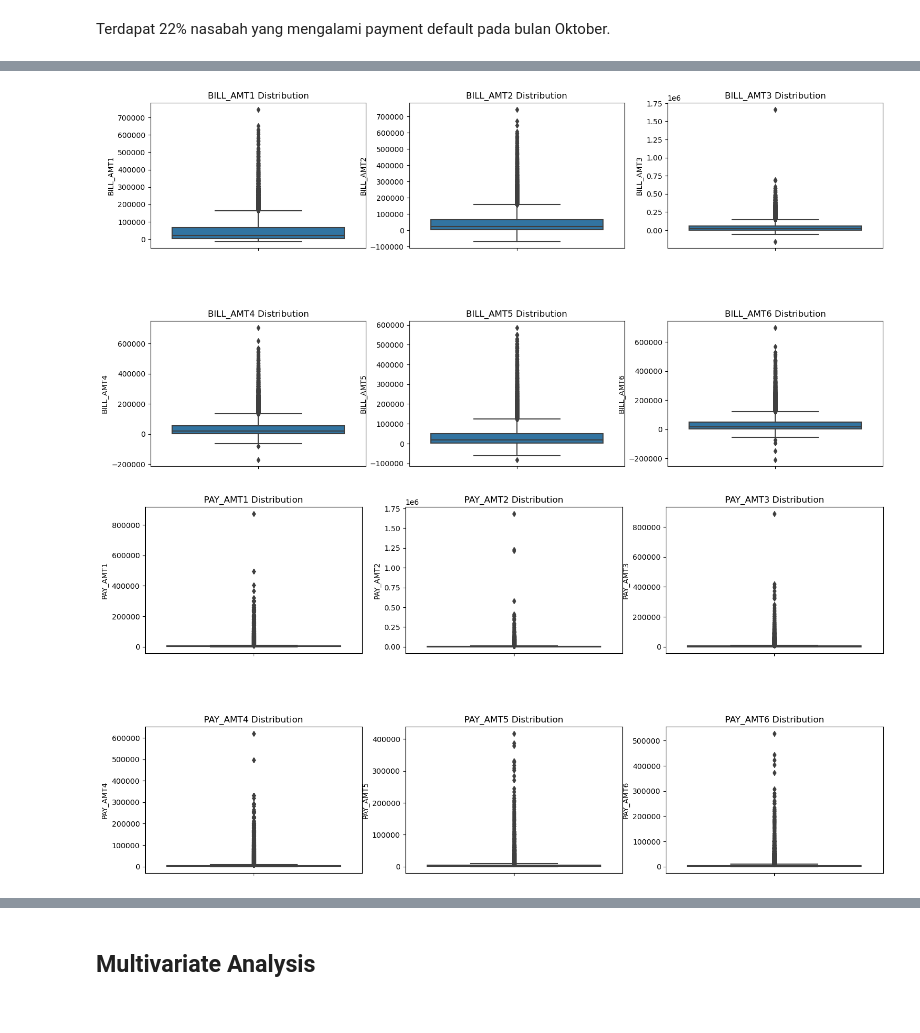
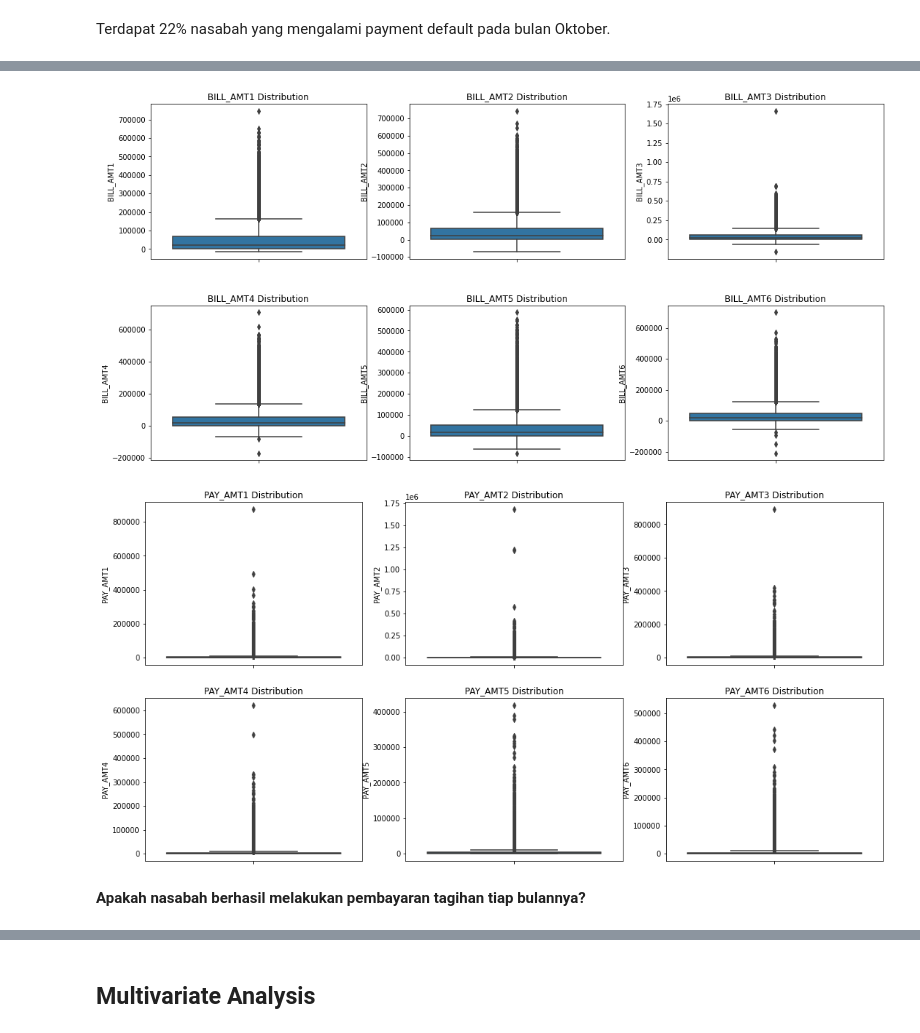
Before and after one commit to iqbalmudzakky/final_project, a Jupyter notebook: Stage_1_Data_Magician.ipynb, the cells around one changed output, grey strips where cells are left out. Drawn from its saved outputs; the diff is of its cells as text; code cells hidden in the pictures.

```diff
--- a/Stage_1_Data_Magician.ipynb
+++ b/Stage_1_Data_Magician.ipynb
@@ -321,23 +459,23 @@ pay_plot.subplots_adjust(hspace=0.5)
 # %%
 # BILL BOX PLOT
 pay_boxplot, axs = plt.subplots(ncols = 3, nrows=2, figsize=(18, 9))
 
 sns.boxplot(y = dftrain['BILL_AMT1'], ax = axs[0,0])
 axs[0,0].set_title('BILL_AMT1 Distribution')
 sns.boxplot(y = dftrain['BILL_AMT2'], ax = axs[0,1])
 axs[0,1].set_title('BILL_AMT2 Distribution')
 sns.boxplot(y = dftrain['BILL_AMT3'], ax = axs[0,2])
 axs[0,2].set_title('BILL_AMT3 Distribution')
 sns.boxplot(y = dftrain['BILL_AMT4'], ax = axs[1,0])
 axs[1,0].set_title('BILL_AMT4 Distribution')
 sns.boxplot(y = dftrain['BILL_AMT5'], ax = axs[1,1])
 axs[1,1].set_title('BILL_AMT5 Distribution')
 sns.boxplot(y = dftrain['BILL_AMT6'], ax = axs[1,2])
 axs[1,2].set_title('BILL_AMT6 Distribution')
 
-pay_boxplot.subplots_adjust(hspace=0.5)
+pay_boxplot.subplots_adjust(hspace=0.3)
 # %% [output]
-[figure, old version]
+[figure, new version]
 # %%
 # PAY BOX PLOT
 pay_boxplot, axs = plt.subplots(ncols = 3, nrows=2, figsize=(18, 9))
@@ -355,9 +493,11 @@ axs[1,1].set_title('PAY_AMT5 Distribution')
 sns.boxplot(y = dftrain['PAY_AMT6'], ax = axs[1,2])
 axs[1,2].set_title('PAY_AMT6 Distribution')
 
-pay_boxplot.subplots_adjust(hspace=0.5)
+pay_boxplot.subplots_adjust(hspace=0.2)
 # %% [output]
-[figure, old version]
+[figure, new version]
+# %% [markdown]
+**Apakah nasabah berhasil melakukan pembayaran tagihan tiap bulannya?**
 # %%
 # Check Client payment status
 list1 = []
```
Also changed, not shown: parts of 68 cells of this notebook.
